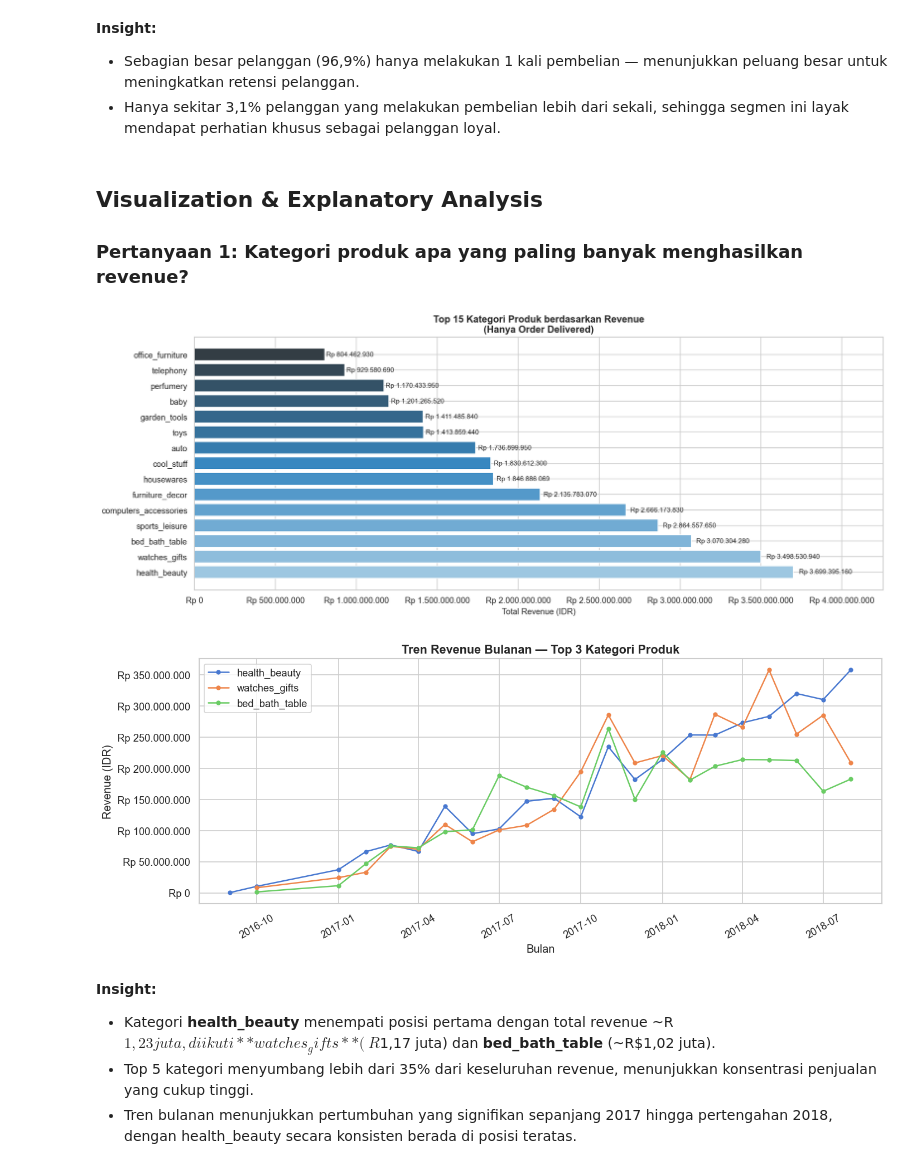
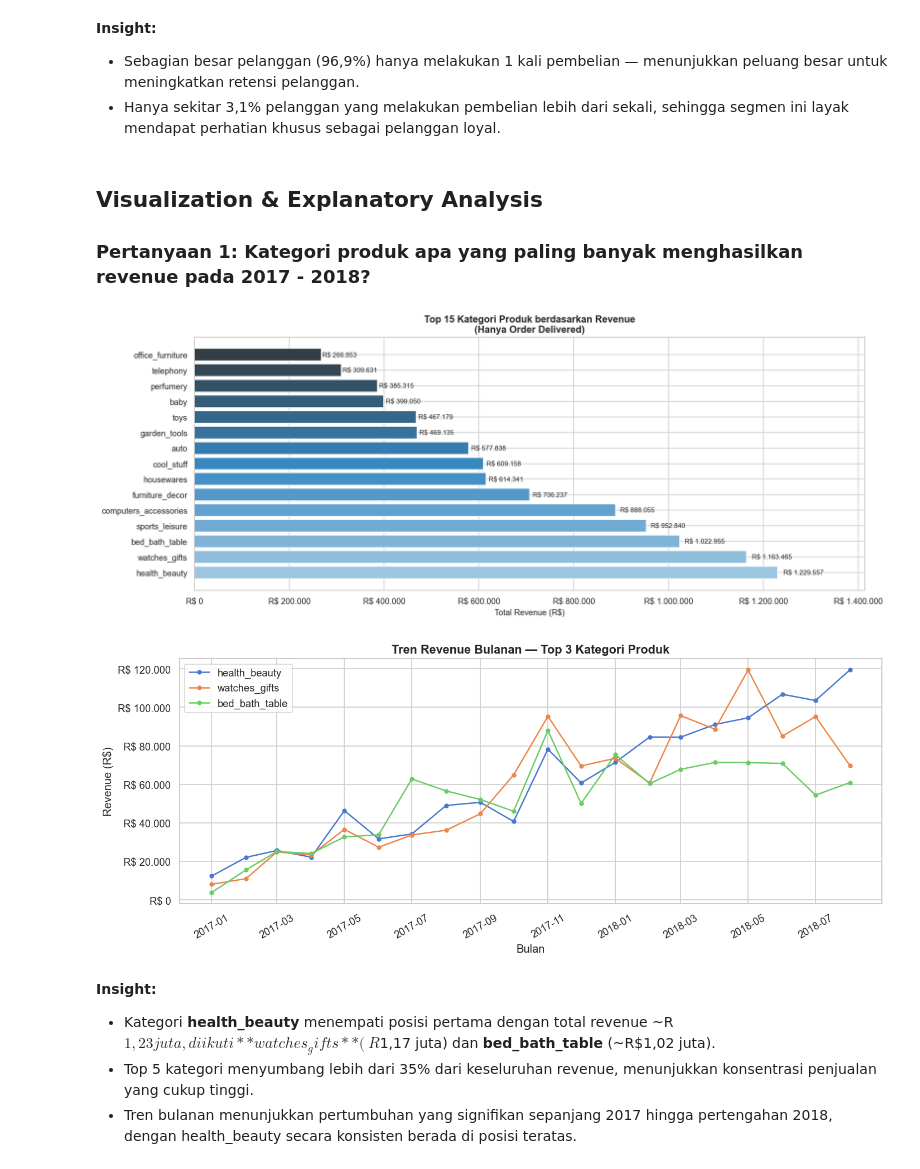
Before and after one commit to nisajamalia/Dashboard-Submission-DBS, a Jupyter notebook: notebook.ipynb, the cells around one changed output. Drawn from its saved outputs; the diff is of its cells as text; code cells hidden in the pictures.

```diff
--- a/notebook.ipynb
+++ b/notebook.ipynb
@@ -205,19 +204,14 @@ Pelanggan dengan lebih dari 1 order: 2,801 (3.0%)
 # %% [markdown]
 ## Visualization & Explanatory Analysis
 
-### Pertanyaan 1: Kategori produk apa yang paling banyak menghasilkan revenue?
+### Pertanyaan 1: Kategori produk apa yang paling banyak menghasilkan revenue pada 2017 - 2018?
-# %%
-df_main['price_idr'] = df_main['price'] * kurs
-customer_loyalty['total_spent_idr'] = customer_loyalty['total_spent'] * kurs
-# %%
-revenue_by_cat['total_revenue_idr'] = revenue_by_cat['total_revenue'] * kurs
 # %%
-top10 = revenue_by_cat.sort_values('total_revenue_idr', ascending=False).head(15)
+top10 = revenue_by_cat.sort_values('total_revenue', ascending=False).head(15)
 
 fig, ax = plt.subplots(figsize=(15, 6))
 bars = ax.barh(
     top10['category'],
-    top10['total_revenue_idr'],
+    top10['total_revenue'],
     color=sns.color_palette('Blues_d', len(top10))
 )
 
@@ -226,12 +220,12 @@ for bar in bars:
     ax.text(
         width + width * 0.01,
         bar.get_y() + bar.get_height() / 2,
-        f'Rp {int(width):,}'.replace(",", "."),
+        f'R$ {int(width):,}'.replace(",", "."),
         va='center',
         fontsize=9
     )
 
-ax.set_xlabel('Total Revenue (IDR)', fontsize=11)
+ax.set_xlabel('Total Revenue (R$)', fontsize=11)
 ax.set_title(
     'Top 15 Kategori Produk berdasarkan Revenue\n(Hanya Order Delivered)',
     fontsize=13,
@@ -239,59 +233,57 @@ ax.set_title(
 )
 
 ax.xaxis.set_major_formatter(
-    mticker.FuncFormatter(lambda x, _: f'Rp {int(x):,}'.replace(",", "."))
+    mticker.FuncFormatter(lambda x, _: f'R$ {int(x):,}'.replace(",", "."))
 )
 
-ax.set_xlim(0, top10['total_revenue_idr'].max() * 1.15)
+ax.set_xlim(0, top10['total_revenue'].max() * 1.15)
 
 plt.tight_layout()
 plt.savefig('viz_revenue_by_category.png', bbox_inches='tight')
 plt.show()
 # %% [output]
-[figure, old version]
+[figure, new version]
 # %%
-df_main['price_idr'] = df_main['price'] * kurs
-
 df_main['month'] = df_main['order_purchase_timestamp'].dt.to_period('M')
 
 top3_cats = revenue_by_cat.head(3)['category'].tolist()
 df_top3 = df_main[df_main['product_category_name_english'].isin(top3_cats)]
 
 monthly_rev = (df_top3
-    .groupby(['month', 'product_category_name_english'])['price_idr']
+    .groupby(['month', 'product_category_name_english'])['price']
     .sum()
     .reset_index()
 )
 
 monthly_rev['month'] = monthly_rev['month'].dt.to_timestamp()
 
 fig, ax = plt.subplots(figsize=(12, 5))
 
 for cat in top3_cats:
     data = monthly_rev[monthly_rev['product_category_name_english'] == cat]
     ax.plot(
         data['month'],
-        data['price_idr'],
+        data['price'],
         marker='o',
         markersize=4,
         label=cat
     )
 
 ax.set_title('Tren Revenue Bulanan — Top 3 Kategori Produk', fontsize=13, fontweight='bold')
 ax.set_xlabel('Bulan')
-ax.set_ylabel('Revenue (IDR)')
+ax.set_ylabel('Revenue (R$)')
 
 ax.yaxis.set_major_formatter(
-    mticker.FuncFormatter(lambda x, _: f'Rp {int(x):,}'.replace(",", "."))
+    mticker.FuncFormatter(lambda x, _: f'R$ {int(x):,}'.replace(",", "."))
 )
 
 ax.legend()
 plt.xticks(rotation=30)
 plt.tight_layout()
 plt.savefig('viz_monthly_trend_top3.png', bbox_inches='tight')
 plt.show()
 # %% [output]
-[figure, old version]
+[figure, new version]
 # %% [markdown]
 **Insight:**
 - Kategori **health_beauty** menempati posisi pertama dengan total revenue ~R$1,23 juta, diikuti **watches_gifts** (~R$1,17 juta) dan **bed_bath_table** (~R$1,02 juta).
```
Also changed, not shown: parts of 7 cells of this notebook, 6 other files.
